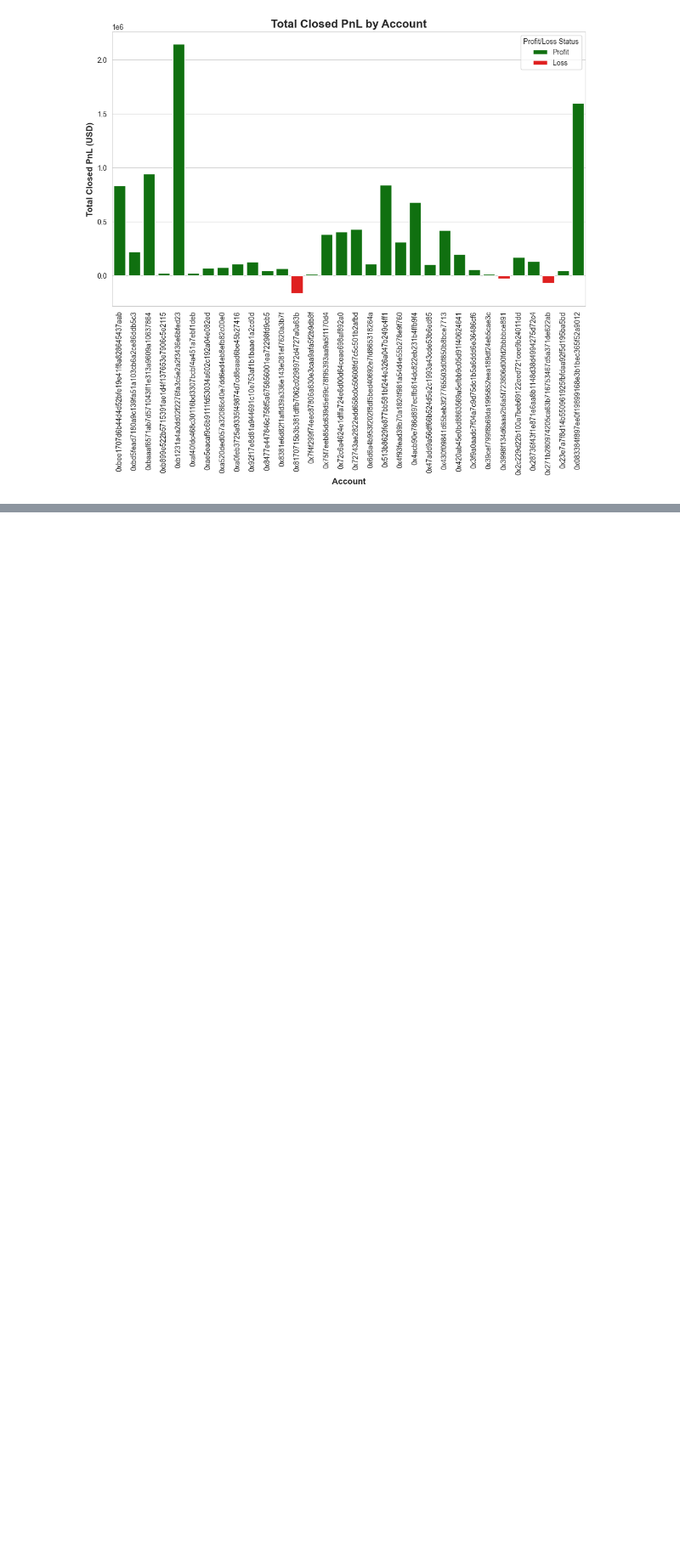
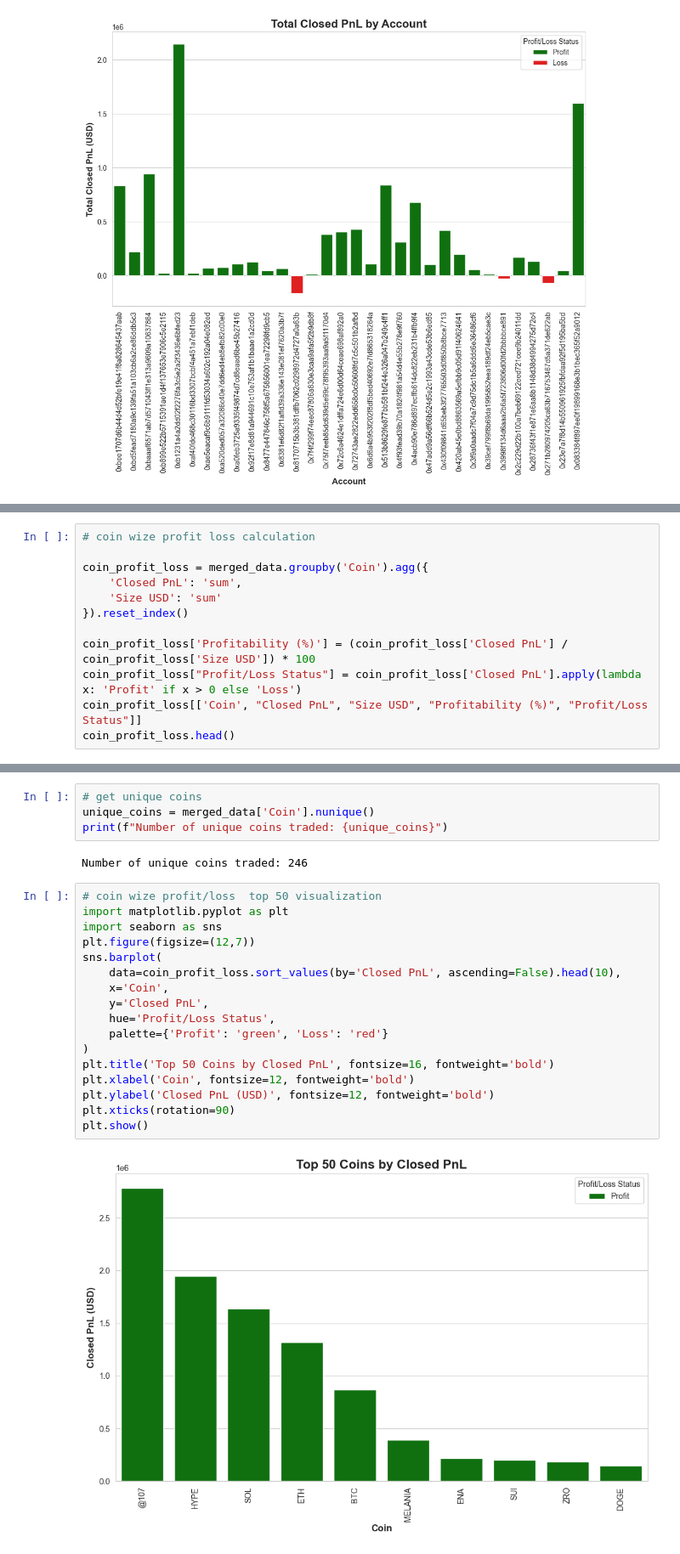
Before and after one commit to Shreyashpatilgh/PrimeTradeAI, a Jupyter notebook: primetradeAI.ipynb, the cells around one changed output, grey strips where cells are left out. Shown at 85% size. Saved outputs shown, nothing was run; the diff lists cells and outputs as text; blank space fills up the shorter version.

```diff
--- a/primetradeAI.ipynb
+++ b/primetradeAI.ipynb
@@ -621,0 +644,12 @@ merged = merged_data.to_csv("merged_trader_sentiment.csv", index=False)
+# %%
+# coin wize profit loss calculation
+
+coin_profit_loss = merged_data.groupby('Coin').agg({
+    'Closed PnL': 'sum',
+    'Size USD': 'sum'
+}).reset_index()
+
+coin_profit_loss['Profitability (%)'] = (coin_profit_loss['Closed PnL'] / coin_profit_loss['Size USD']) * 100
+coin_profit_loss["Profit/Loss Status"] = coin_profit_loss['Closed PnL'].apply(lambda x: 'Profit' if x > 0 else 'Loss')
+coin_profit_loss[['Coin', "Closed PnL", "Size USD", "Profitability (%)", "Profit/Loss Status"]]
+coin_profit_loss.head()
@@ -621,0 +663,25 @@ merged = merged_data.to_csv("merged_trader_sentiment.csv", index=False)
+# %%
+# get unique coins
+unique_coins = merged_data['Coin'].nunique()
+print(f"Number of unique coins traded: {unique_coins}")
+# %% [output]
+Number of unique coins traded: 246
+# %%
+# coin wize profit/loss  top 50 visualization
+import matplotlib.pyplot as plt
+import seaborn as sns
+plt.figure(figsize=(12,7))
+sns.barplot(
+    data=coin_profit_loss.sort_values(by='Closed PnL', ascending=False).head(10),
+    x='Coin',
+    y='Closed PnL',
+    hue='Profit/Loss Status',
+    palette={'Profit': 'green', 'Loss': 'red'}
+)
+plt.title('Top 50 Coins by Closed PnL', fontsize=16, fontweight='bold')
+plt.xlabel('Coin', fontsize=12, fontweight='bold')
+plt.ylabel('Closed PnL (USD)', fontsize=12, fontweight='bold')
+plt.xticks(rotation=90)
+plt.show()
+# %% [output]
+[figure, added]
```
Also changed, not shown: parts of 14 cells of this notebook.
